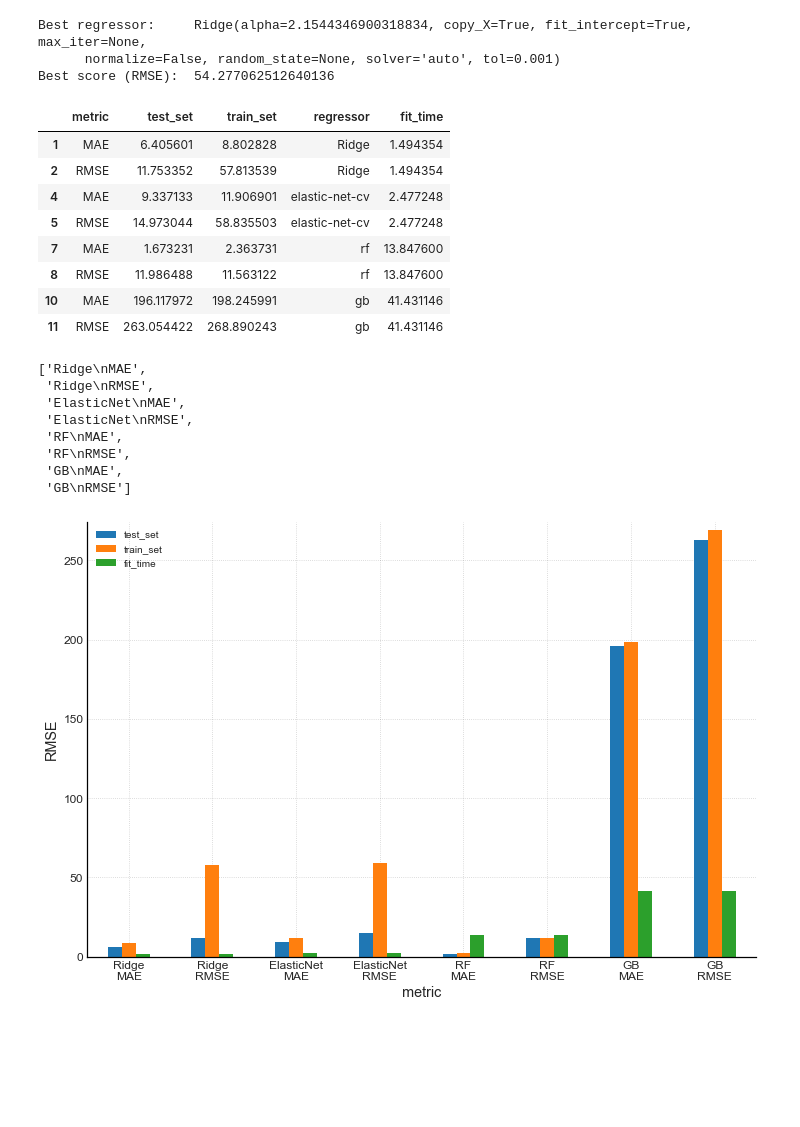
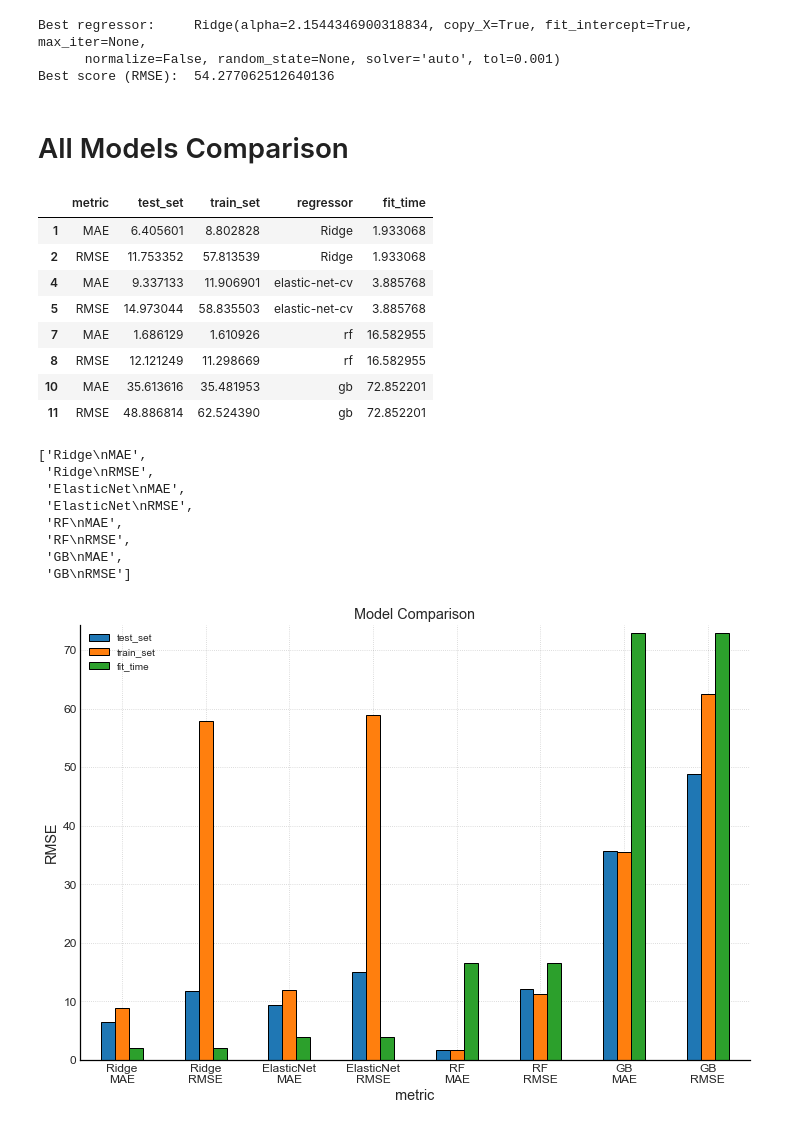
Before and after one commit to sergatron/projects, a Jupyter notebook: solar_array/solar_array_final_models.ipynb, the cells around one changed output. Saved outputs shown, nothing was run; the diff lists cells and outputs as text; code cells hidden in the pictures; blank space fills up the shorter version.

Commit message:
modified Gradient Boosting model, and comparison of all models

```diff
--- a/solar_array/solar_array_final_models.ipynb
+++ b/solar_array/solar_array_final_models.ipynb
@@ -1163,9 +1153,7 @@ Fit time: 18.50195574760437
 # %%
 gb_params = dict(
     n_estimators = 100,
-    learning_rate=0.2,
-    min_samples_split=3,
-    min_samples_leaf=2,
+    learning_rate=0.08,
     warm_start=True,
     loss='lad',
     random_state=11,
@@ -1214,6 +1202,7 @@ array([0.18, 0.2 , 0.22, 0.24, 0.26, 0.28])
 gb_grid_params = {}
 # gb_grid_params['regressor__learning_rate'] = [0.18]
 gb_grid_params['regressor__n_estimators'] = [140,180,220]
+gb_grid_params['regressor__learning_rate'] = [0.1,0.2,0.3]
 # %%
 #
 grid_start_time = time.perf_counter()
@@ -1222,7 +1211,7 @@ grid_search = GridSearchCV(
     gb_grid_params,
     scoring=make_scorer(mean_squared_error, greater_is_better=False),
     cv=3,
-    n_jobs=-1,
+    n_jobs=7,
 )
 grid_search.fit(X_train, y_train)
 print('Search time:', time.perf_counter() - grid_start_time)
@@ -1241,6 +1231,7 @@ Best RMSE: 169.46230179403238
 gb_model_stats, gb_model = build_model(
     GradientBoostingRegressor,
     n_estimators=grid_search.best_params_['regressor__n_estimators'],
+    learning_rate=grid_search.best_params_['regressor__learning_rate'],
     model_name='gb'
 )
 gb_model_stats
@@ -1339,6 +1330,8 @@ print('Best score (RMSE): ', np.sqrt(regressor_search.best_score_*-1))
 Best regressor:     Ridge(alpha=2.1544346900318834, copy_X=True, fit_intercept=True, max_iter=None,
       normalize=False, random_state=None, solver='auto', tol=0.001)
 Best score (RMSE):  54.277062512640136
+# %% [markdown]
+# All Models Comparison
 # %%
 all_models_df = pd.concat([ridge_metrics_df, enet_metrics_df, rf_model_stats, gb_model_stats]).reset_index(drop=True)
 all_models_df = all_models_df.drop(all_models_df[all_models_df['metric']=='r2_score'].index)
@@ -1346,14 +1339,14 @@ all_models_df = all_models_df.drop(all_models_df[all_models_df['metric']=='r2_sc
 all_models_df
 # %% [output]
 |  | metric | test_set | train_set | regressor | fit_time |
-| 1 | MAE | 6.405601 | 8.802828 | Ridge | 1.494354 |
-| 2 | RMSE | 11.753352 | 57.813539 | Ridge | 1.494354 |
-| 4 | MAE | 9.337133 | 11.906901 | elastic-net-cv | 2.477248 |
-| 5 | RMSE | 14.973044 | 58.835503 | elastic-net-cv | 2.477248 |
-| 7 | MAE | 1.673231 | 2.363731 | rf | 13.847600 |
-| 8 | RMSE | 11.986488 | 11.563122 | rf | 13.847600 |
-| 10 | MAE | 196.117972 | 198.245991 | gb | 41.431146 |
-| 11 | RMSE | 263.054422 | 268.890243 | gb | 41.431146 |
+| 1 | MAE | 6.405601 | 8.802828 | Ridge | 1.933068 |
+| 2 | RMSE | 11.753352 | 57.813539 | Ridge | 1.933068 |
+| 4 | MAE | 9.337133 | 11.906901 | elastic-net-cv | 3.885768 |
+| 5 | RMSE | 14.973044 | 58.835503 | elastic-net-cv | 3.885768 |
+| 7 | MAE | 1.686129 | 1.610926 | rf | 16.582955 |
+| 8 | RMSE | 12.121249 | 11.298669 | rf | 16.582955 |
+| 10 | MAE | 35.613616 | 35.481953 | gb | 72.852201 |
+| 11 | RMSE | 48.886814 | 62.524390 | gb | 72.852201 |
 # %%
 models_name = ['Ridge\n', 'ElasticNet\n', 'RF\n', 'GB\n']
 metric = ['MAE', 'RMSE']
@@ -1375,11 +1368,11 @@ full
 # %%
 # labels=all_models_df['regressor'],
 
-all_models_df.set_index('metric').plot.bar()
+all_models_df.set_index('metric').plot.bar(edgecolor='k')
 
 plt.ylabel('RMSE')
 plt.xticks(np.arange(8), full, rotation=0)
 plt.title('Model Comparison')
 plt.show()
 # %% [output]
-[figure, old version]
+[figure, new version]
```
Also changed, not shown: parts of 19 cells of this notebook.
